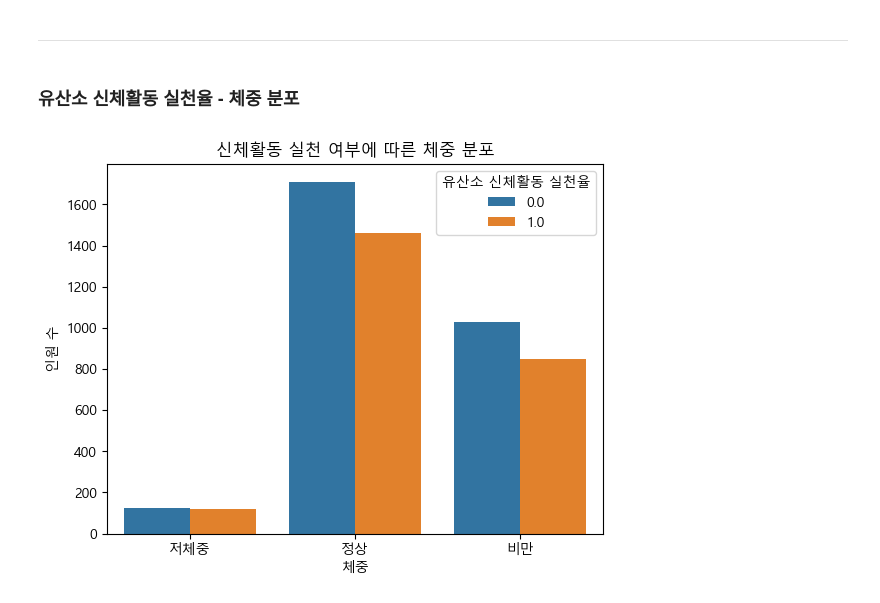
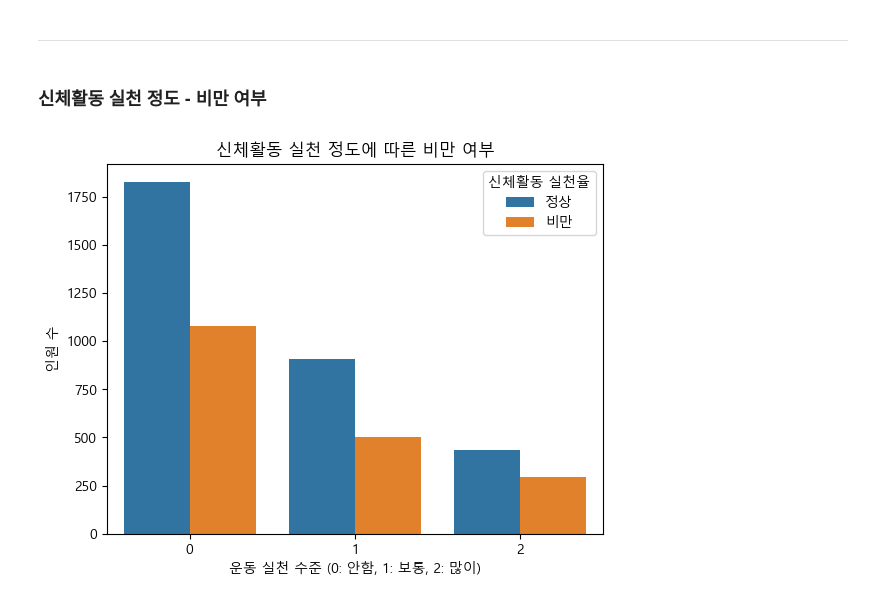
Before and after one commit to rediing/DS101-2-, a Jupyter notebook: Second project.ipynb, the cells around one changed output. Drawn from its saved outputs; the diff is of its cells as text; code cells hidden in the pictures.

```diff
--- a/Second project.ipynb
+++ b/Second project.ipynb
@@ -95,6 +114,6 @@ df_selected = df_selected[~df_selected[cols_toCheck].isin([99]).any(axis=1)]
 # %%
 #비해당은 0시간으로 기록
-df_selected[cols_toCheck] = df_selected[cols_toCheck].replace(88, 0)
+df_selected[cols] = df_selected[cols].replace(88, 0)
 # %%
 vigorous_work = round(df_selected['vigorous_work(h)'] + df_selected['vigorous_work(m)'] / 60, 1)
 vigorous_leisure = round(df_selected['vigorous_leisure(h)'] + df_selected['vigorous_leisure(m)'] / 60, 1)
@@ -112,3 +125,23 @@ df_selected['moderate'] = moderate_work + moderate_leisure
+# %%
+def Calculator(a):
+    Cal_moderate = a['moderate']
+    Cal_vigorous = a['vigorous']
+    total = Cal_moderate + Cal_vigorous * 2
+    if total == 0:
+        return 0
+    elif total < 1.5:
+        return 1
+    elif total >= 1.5:
+        return 2
+# %%
+def Calculator1(a):
+    Cal_moderate = a['moderate']
+    Cal_vigorous = a['vigorous']
+    total = Cal_moderate + Cal_vigorous * 2
+    return total
+# %%
+df_selected['workout_rate'] = df_selected.apply(Calculator, axis=1)
+df_selected['workout'] = df_selected.apply(Calculator1, axis=1)
 # %%
 df_selected
 # %% [output]
@@ -130,12 +208,13 @@ df_selected.to_csv('df.csv', index = False, encoding = 'cp949')
 # %% [markdown]
 ---
 # %% [markdown]
-### 유산소 신체활동 실천율 - 체중 분포
+### 신체활동 실천 정도 - 비만 여부
 # %%
-sns.countplot(data=df_selected, x='체중', hue='유산소 신체활동 실천율', order = ['저체중', '정상', '비만'])
-plt.title('신체활동 실천 여부에 따른 체중 분포')
+sns.countplot(data=df_selected, x='workout_rate', hue='isObesity', order = ['0','1','2'])
+plt.title('신체활동 실천 정도에 따른 비만 여부')
+plt.xlabel('운동 실천 수준 (0: 안함, 1: 보통, 2: 많이)')
 plt.ylabel('인원 수')
-plt.legend(title='유산소 신체활동 실천율')
+plt.legend(title='신체활동 실천율')
 plt.show()
 # %% [output]
-[figure, old version]
+[figure, new version]
```
Also changed, not shown: parts of 61 cells of this notebook, 1 other file.
